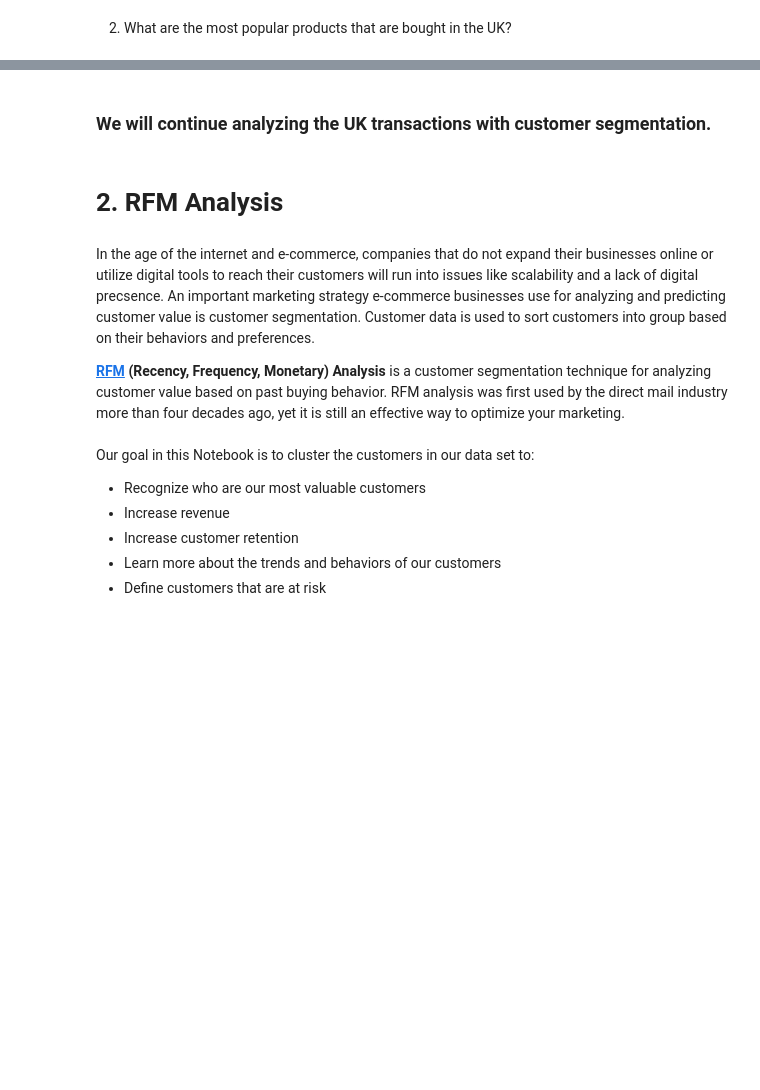
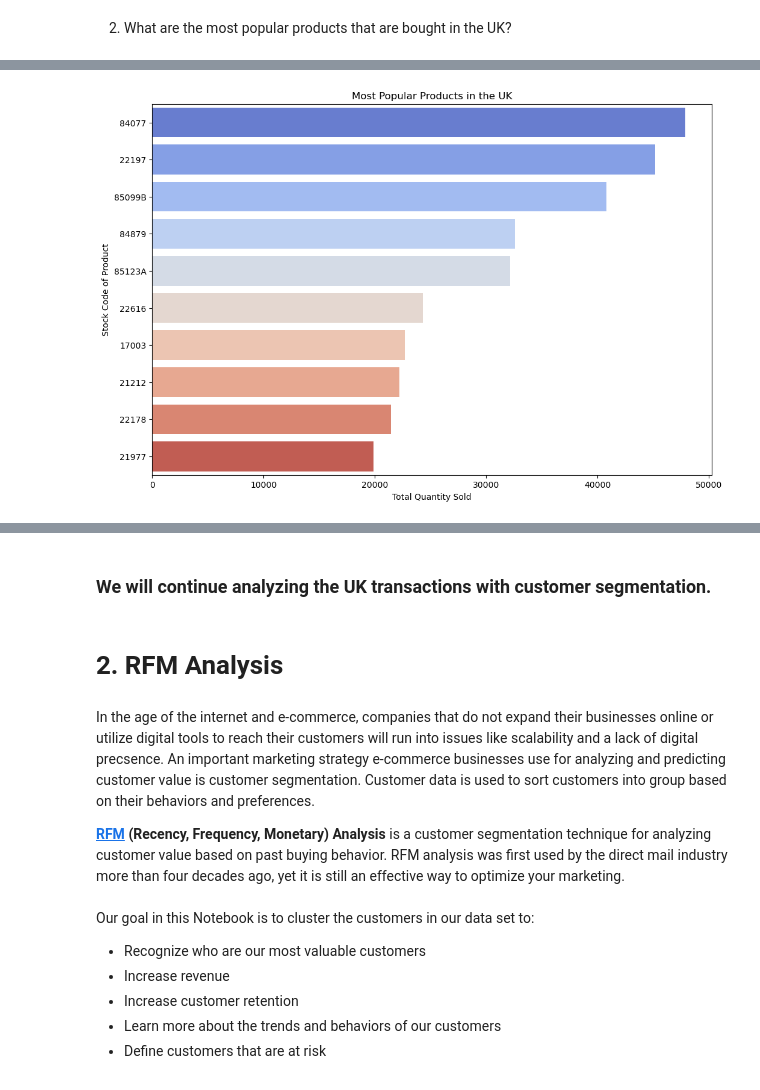
Before and after one commit to SongJiyeonPaek/CW_DS_CapstoneProject-1, a Jupyter notebook: Customer_Segmentation_Student_Notebook_Capstone_1_Group2.ipynb, the cells around one changed output, grey strips where cells are left out. Saved outputs shown, nothing was run; the diff lists cells and outputs as text; code cells hidden in the pictures; blank space fills up the shorter version.

```diff
--- a/Customer_Segmentation_Student_Notebook_Capstone_1_Group2.ipynb
+++ b/Customer_Segmentation_Student_Notebook_Capstone_1_Group2.ipynb
@@ -663,3 +912,16 @@ plt.show()
+# %%
+# Calculate the most popular products in the UK based on the quantity sold
+most_popular_products_uk = df_uk.groupby('StockCode')['Quantity'].sum().sort_values(ascending=False).head(10)
+
+# Plotting the most popular products in the UK
+plt.figure(figsize=(12, 8))
+sns.barplot(x=most_popular_products_uk.values, y=most_popular_products_uk.index, palette='coolwarm')
+plt.title('Most Popular Products in the UK')
+plt.xlabel('Total Quantity Sold')
+plt.ylabel('Stock Code of Product')
+plt.show()
+# %% [output]
+[figure, added]
 # %%
 # Calculate the total revenue for each product in the UK
 df_uk['TotalRevenue'] = df_uk['Quantity'] * df_uk['UnitPrice']
```
Also changed, not shown: parts of 65 cells of this notebook, 2 other files.
